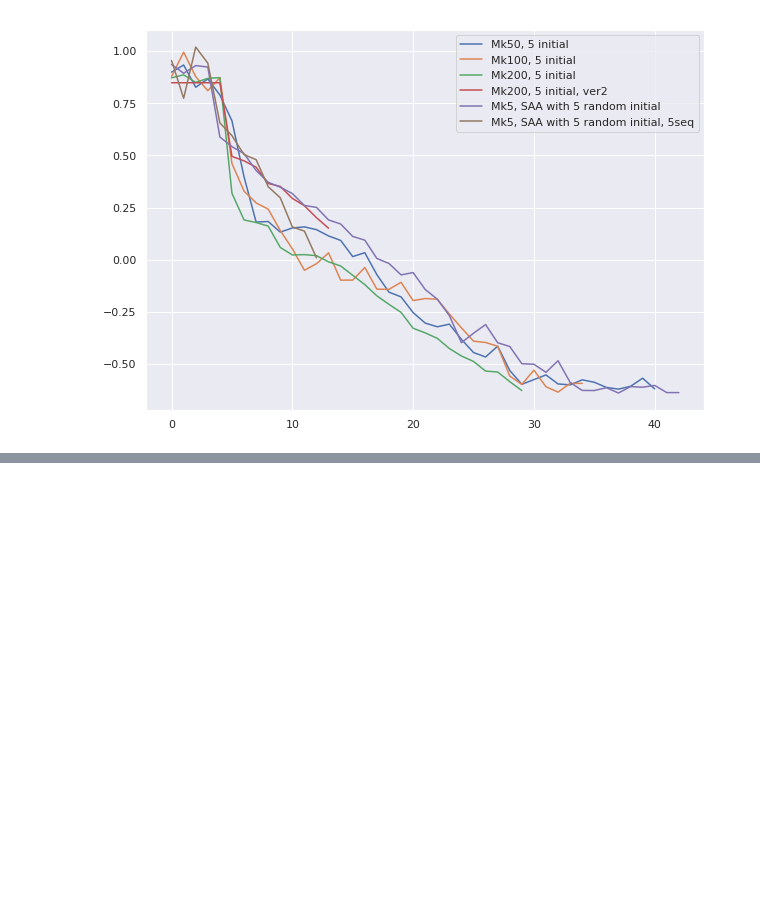
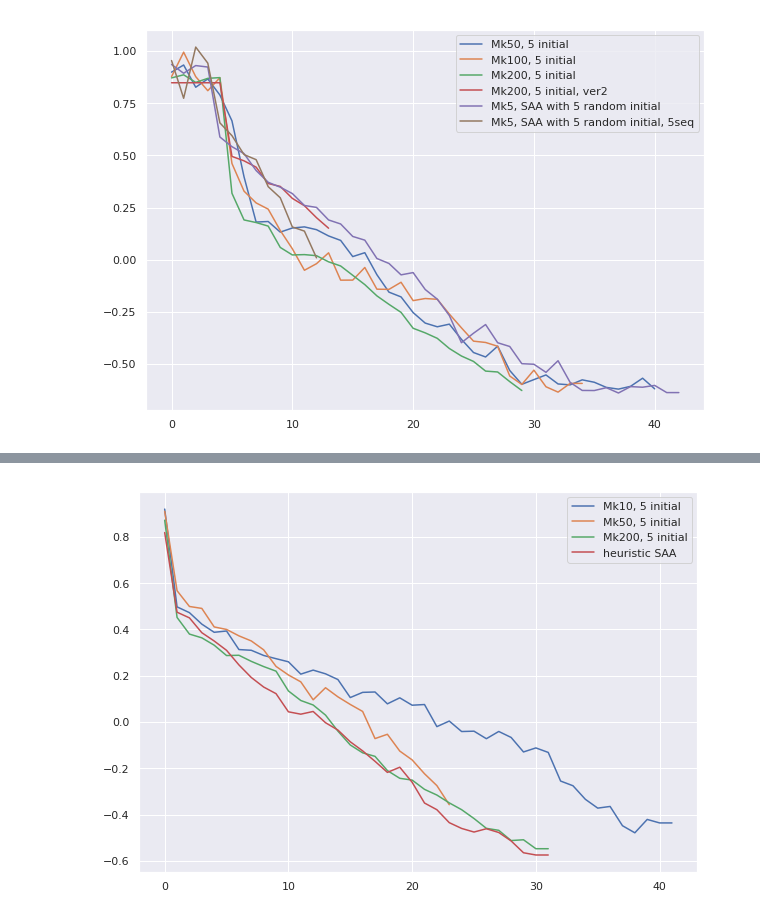
Before and after one commit to kkh8676/opt_functions, a Jupyter notebook: levy_Mk_Mj_SAA.ipynb, the cells around one changed output, grey strips where cells are left out. Cells and saved outputs as stored; diff of their text form; code cells hidden in the pictures; blank space fills up the shorter version.

```diff
--- a/levy_Mk_Mj_SAA.ipynb
+++ b/levy_Mk_Mj_SAA.ipynb
@@ -280,6 +294,8 @@ irs_initial5_Mk200_Mj1_saa_5seq_10N_exp = get_irs_whole_exp(locs_initial5_Mk200_
 
 irs_saa_test_v2_exp = get_irs_whole_exp(locs_saa_test_v2_exp)
 irs_saa_test_v3_exp = get_irs_whole_exp(locs_saa_test_v3_exp)
+
+irs_saa_N5_seq5_exp = get_irs_whole_exp(locs_saa_N5_seq5_exp)
 # %% [markdown]
 #### get averaged and median value of IR
 # %%
@@ -300,3 +316,5 @@ irs_initial5_Mk5_Mj1_saa_5seq_10N_avg = get_avg_irs(irs_initial5_Mk200_Mj1_saa_5
 
 irs_saa_test_v2_avg = get_avg_irs(irs_saa_test_v2_exp)
 irs_saa_test_v3_avg = get_avg_irs(irs_saa_test_v3_exp)
+
+irs_saa_N5_seq5_avg = get_avg_irs(irs_saa_N5_seq5_exp)
@@ -383,0 +430,13 @@ test[3:]
+# %%
+plt.figure(figsize=(10,7))
+plt.plot(irs_initial5_Mk10_Mj1_v2_avg[3:], label="Mk10, 5 initial")
+plt.plot(irs_initial5_Mk50_Mj1_v2_avg[3:], label='Mk50, 5 initial')
+
+plt.plot(irs_initial5_Mk200_Mj1_v3_avg[3:], label='Mk200, 5 initial')
+plt.plot(irs_saa_N5_seq5_avg[3:], label='heuristic SAA')
+
+
+plt.legend()
+plt.show()
+# %% [output]
+[figure, added]
```
Also changed, not shown: parts of 13 cells of this notebook, 1 other file.
